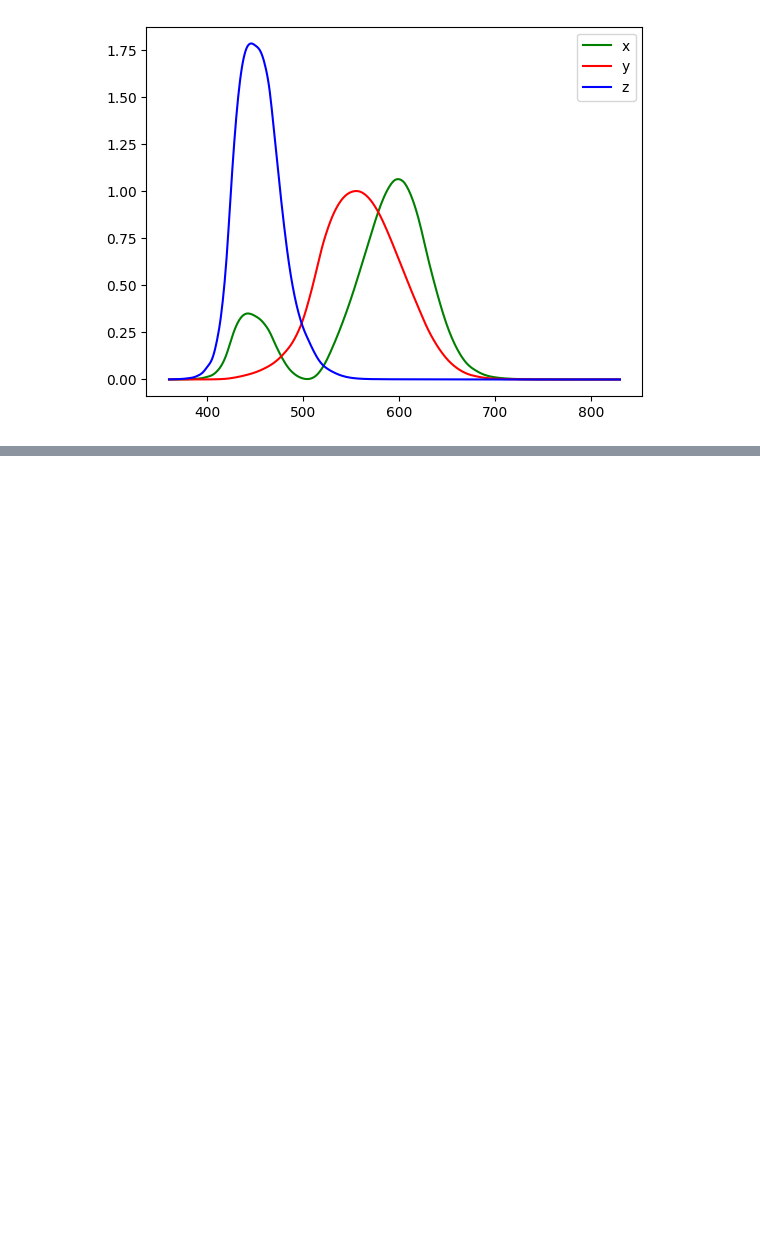
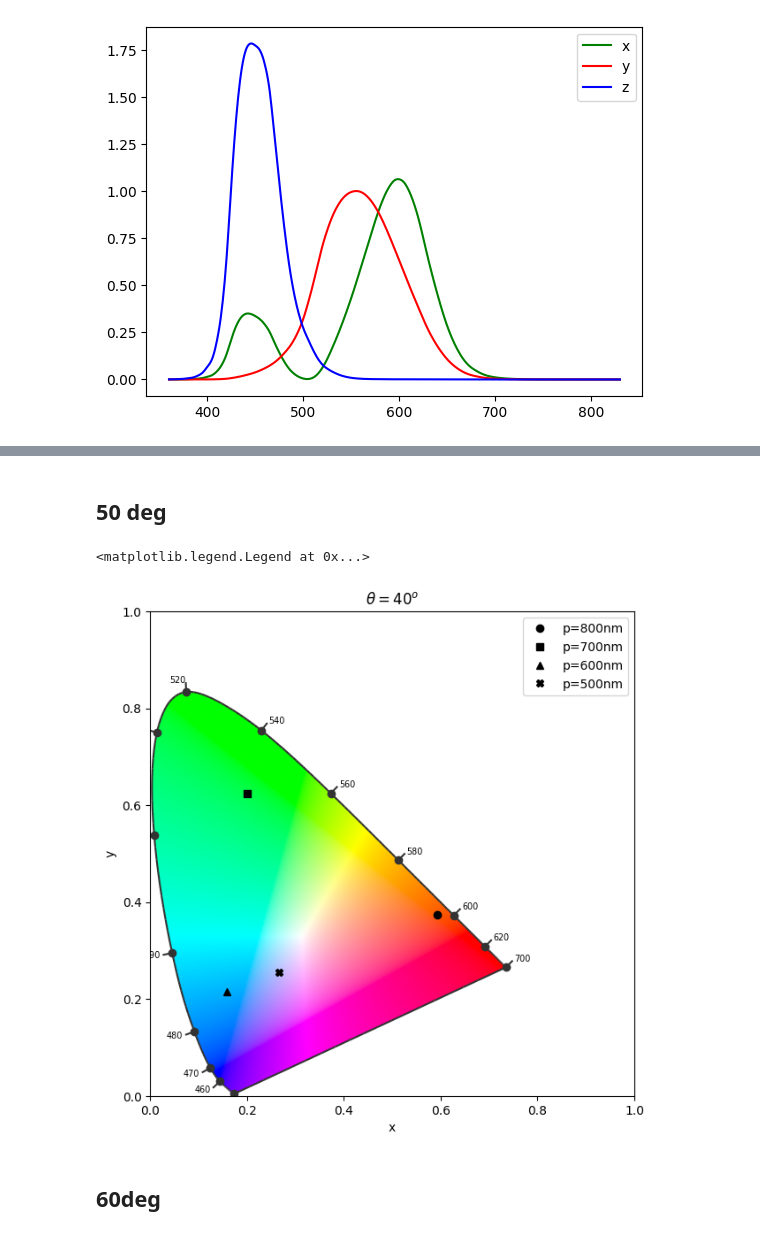
Before and after one commit to Feymankamal/Chromaticity-1931, a Jupyter notebook: colour_map.ipynb, the cells around one changed output, grey strips where cells are left out. Drawn from its saved outputs; the diff is of its cells as text; code cells hidden in the pictures; blank space fills up the shorter version.

```diff
--- a/colour_map.ipynb
+++ b/colour_map.ipynb
@@ -861,0 +894,24 @@ here we check how intensity affects the x, y values
+# %% [markdown]
+## 50 deg
+# %%
+#now do it for theta=50deg
+xc50_800,yc50_800=xycal(y50_800,wvl)
+xc50_700,yc50_700=xycal(y50_700,wvl)
+xc50_600,yc50_600=xycal(y50_600,wvl)
+xc50_500,yc50_500=xycal(y50_500,wvl)
+# %%
+import colour
+figure, axes = colour.plotting.diagrams.plot_chromaticity_diagram_CIE1931(standalone=False)
+axes.plot(xc50_800, yc50_800, 'ko', label='p=800nm')
+axes.plot(xc50_700, yc50_700, 'ks', label='p=700nm')
+axes.plot(xc50_600, yc50_600, 'k^', label='p=600nm')
+axes.plot(xc50_500, yc50_500, 'kX', label='p=500nm')
+plt.xlabel('x')
+plt.ylabel('y')
+plt.title(r'$\theta=40^o$')
+plt.legend(loc='upper right')
+# %% [output]
+<matplotlib.legend.Legend at 0x...>
+[figure, added]
+# %% [markdown]
+## 60deg
```
Also changed, not shown: parts of 11 cells of this notebook.
